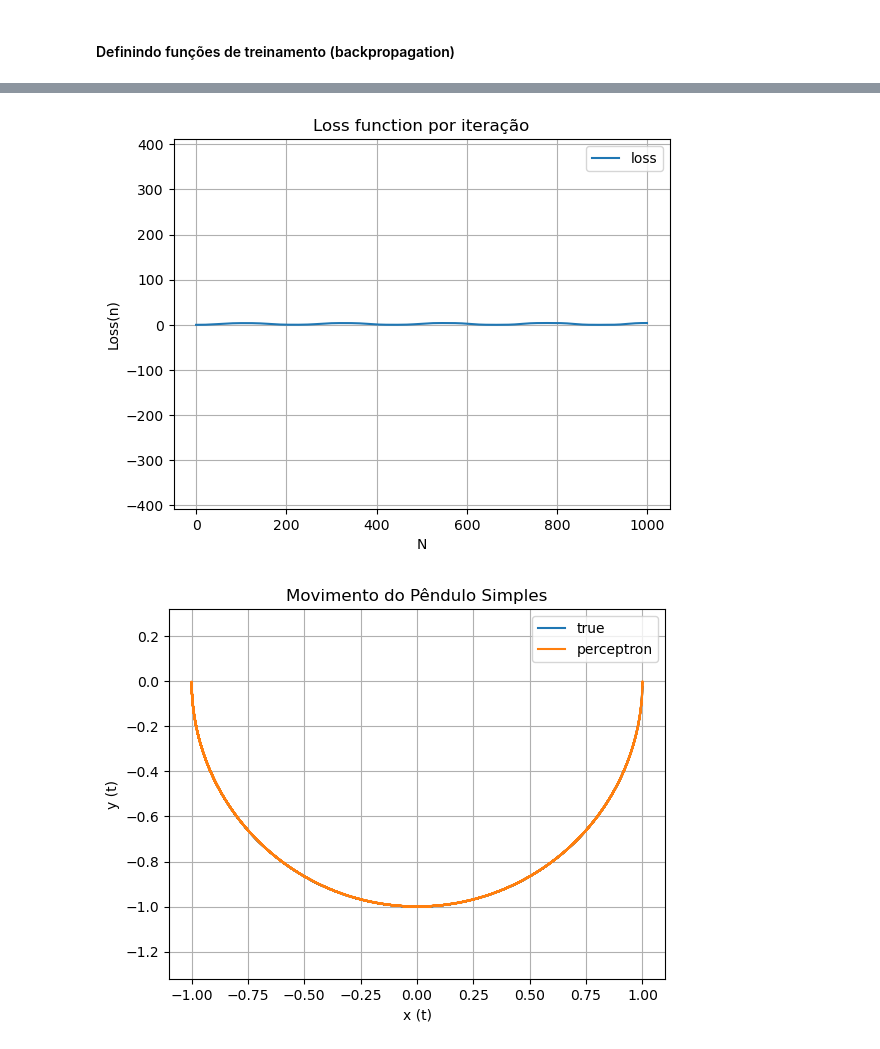
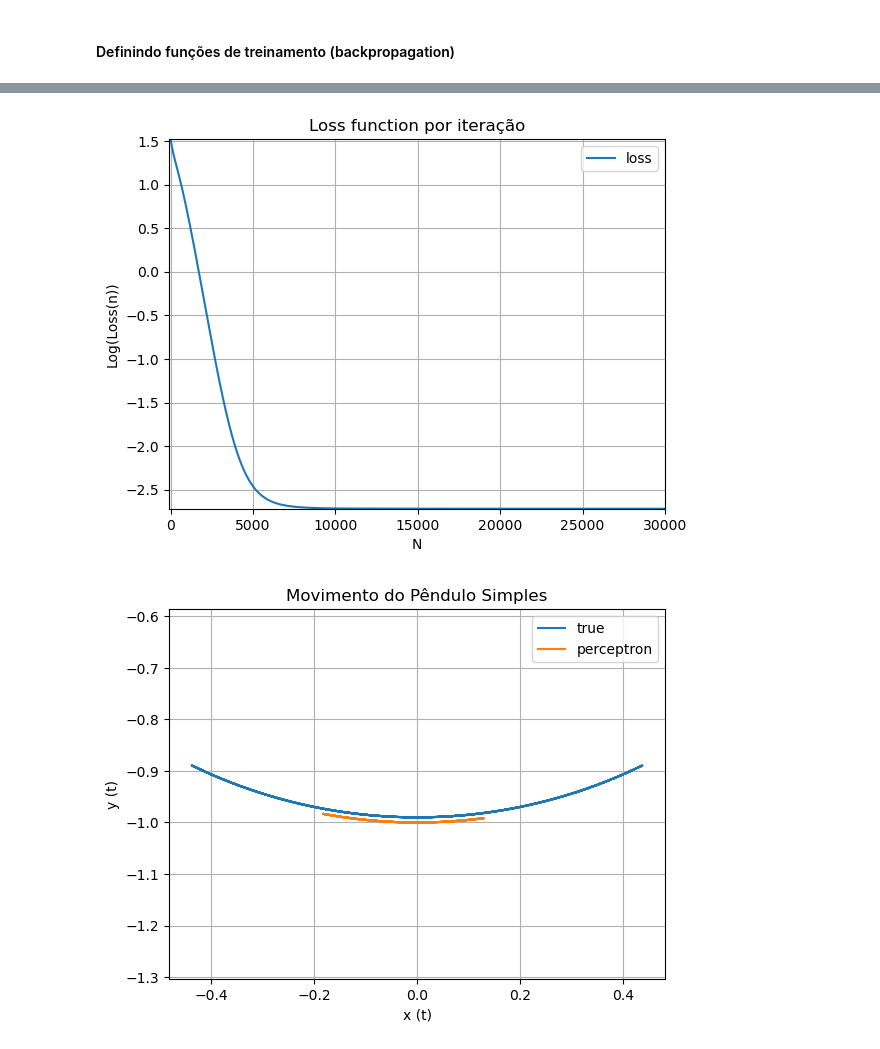
Before and after one commit to Coffee4MePlz/Notebooks_NN_Physics, a Jupyter notebook: Perceptron.ipynb, the cells around one changed output, grey strips where cells are left out. Drawn from its saved outputs; the diff is of its cells as text; code cells hidden in the pictures.

```diff
--- a/Perceptron.ipynb
+++ b/Perceptron.ipynb
@@ -88,20 +88,20 @@ $x*w1 + y*w_2 = \omega*t,  \quad \text{e} \quad b = \varphi_0$
 # definindo funções do perceptron
 
 def perceptron(y_in = [], w=[], b=[]) :
-    z_in = np.dot(y_in,w) + b
-    z_out = activation(z_in)
+    z_in = np.dot(w,y_in) #+ b
+    z_out1 = activation(z_in)
+    z_out = np.sin(z_out1 +b)
     z_out_y = -np.sqrt(1-z_out**2)
     dif = dif_activation(z_in)
-    return [np.concatenate((z_out,z_out_y)), dif ]
+    return [[z_out,z_out_y],dif] #[np.concatenate((z_out,z_out_y)), dif ]
 
 def activation(z=0):
     return np.sin(z)
-    #return 1/(1+np.exp(-z))
 
 # definindo derivada da função custo (será util para o treino)
 def dif_activation(z):
-    return np.cos(z)
-    #return 1/((1+np.exp(-z))*(1+np.exp(z)))
+    #return np.cos(z)
+    return np.cos(np.sin(z)+b)*np.cos(z)
 
 #def sigmoid (z=0):
 #    return 1/(1 + np.exp(-z))
@@ -109,23 +109,25 @@ def dif_activation(z):
 def create_RandomWeights_perceptron(Ns =[]):
     ''' cria pesos e bias aleatorios para o perceptron.
     '''
-    w = np.random.uniform(low=-3,high=3,size=(2,))
-    b = np.random.uniform(low=-np.pi,high=np.pi,size=(1))
+    w = np.random.uniform(low=-2,high=2,size=(2,))
+    b = np.random.uniform(low=np.pi/20,high=np.pi/8,size=(1))
     return [w,b]
 
 def Loss_function(z_out, z_real):
-    return sum((z_out - z_real)**2)# + ((b-phi)**2)[0]
+    return sum(sum((z_out- z_real)**2)+ ((b-phi)**2)[0])
 # %% [markdown]
 #### Alguns resultados com inicialização aleatória e sem treinamento
 # %%
 # preparando os pesos e bias
 W, b = create_RandomWeights_perceptron([])
 global b
+
 # verificando um output para incialização aleatoria
 x_0, y_0 = data[0][0], data[1][0]
 z_out,dif = perceptron([x_0,y_0], W,b)
 
-loss = Loss_function(z_out,[x_0,y_0])
+z_real = np.array(x_0,y_0)
+loss = Loss_function(z_out,z_real)#[x_0,y_0])
 
 
 #vamos ver alguns valores
@@ -195,15 +212,16 @@ def treinamento_perceptron(data, W,b, Epochs, lr):
 # preparando os pesos e bias iniciais
 global data2
 W, b = create_RandomWeights_perceptron([])
+b = np.array([phi])
 
 # verificando um output para incialização aleatoria
 x_0, y_0 = data[0][0], data[1][0]
 z_out= perceptron([x_0,y_0], W,b)[0]
 
-loss = Loss_function(z_out,[x_0,y_0])
+#loss = Loss_function(z_out,[x_0,y_0])
 
-Epochs =1000
-loss = treinamento_perceptron(data, W,b, Epochs, lr=0.1)
+Epochs =30000
+loss = treinamento_perceptron(data, W,b, Epochs, lr=0.02, batch_size= 100)
 
 data2 = np.zeros((2,N))
 for j in range(N):
@@ -213,8 +231,8 @@ for j in range(N):
 z_out= perceptron([x_0,y_0], W,b)[0]
 
 #vamos ver alguns valores
-print(f'z_out = sin(w1*x_0 + w2*y_0 +b) =  {z_out[0]}')
-print(f'z_out_y = -cos(1*x_0 + w2*y_0 +b) = {z_out[1]}')
+print(f'\nx_out = sin(w1*x_0 + w2*y_0 +b) =  {z_out[0]}')
+print(f'y_out = -cos(1*x_0 + w2*y_0 +b) = {z_out[1]}')
 print(f'x,y esperados = {x_0}, {y_0} \n')
 print(f'Loss = {loss[-1]}\n')
 print(f'W = {W}')
@@ -234,19 +259,20 @@ omega = -1.2588227124585745
 # %%
-plt.plot(range(N), loss, label = 'loss')
+ax = plt.gca()
+ax.set(ylim=(min(np.log(loss)), max(np.log(loss))), xlim=(-100, N))
+plt.plot(range(N), np.log(loss), label = 'loss')
 plt.xlabel('N')
-plt.ylabel('Loss(n)')
+plt.ylabel('Log(Loss(n))')
 plt.title('Loss function por iteração')
 plt.grid(True)
-plt.axis('equal')
 plt.legend()
 plt.show()
 # %% [output]
-[figure, old version]
+[figure, new version]
 # %%
 x_values, y_values = data
 x_values2, y_values2 = data2
 # Plotagem
-plt.plot(x_values, y_values, label = 'true')
+plt.plot(x_values, y_values+0.01, label = 'true')
 plt.xlabel('x (t)')
 plt.ylabel('y (t)')
 plt.title('Movimento do Pêndulo Simples')
@@ -256,4 +282,4 @@ plt.plot(x_values2, y_values2, label = 'perceptron')
 plt.legend()
 plt.show()
 # %% [output]
-[figure, old version]
+[figure, new version]
```
Also changed, not shown: parts of 4 cells of this notebook.
